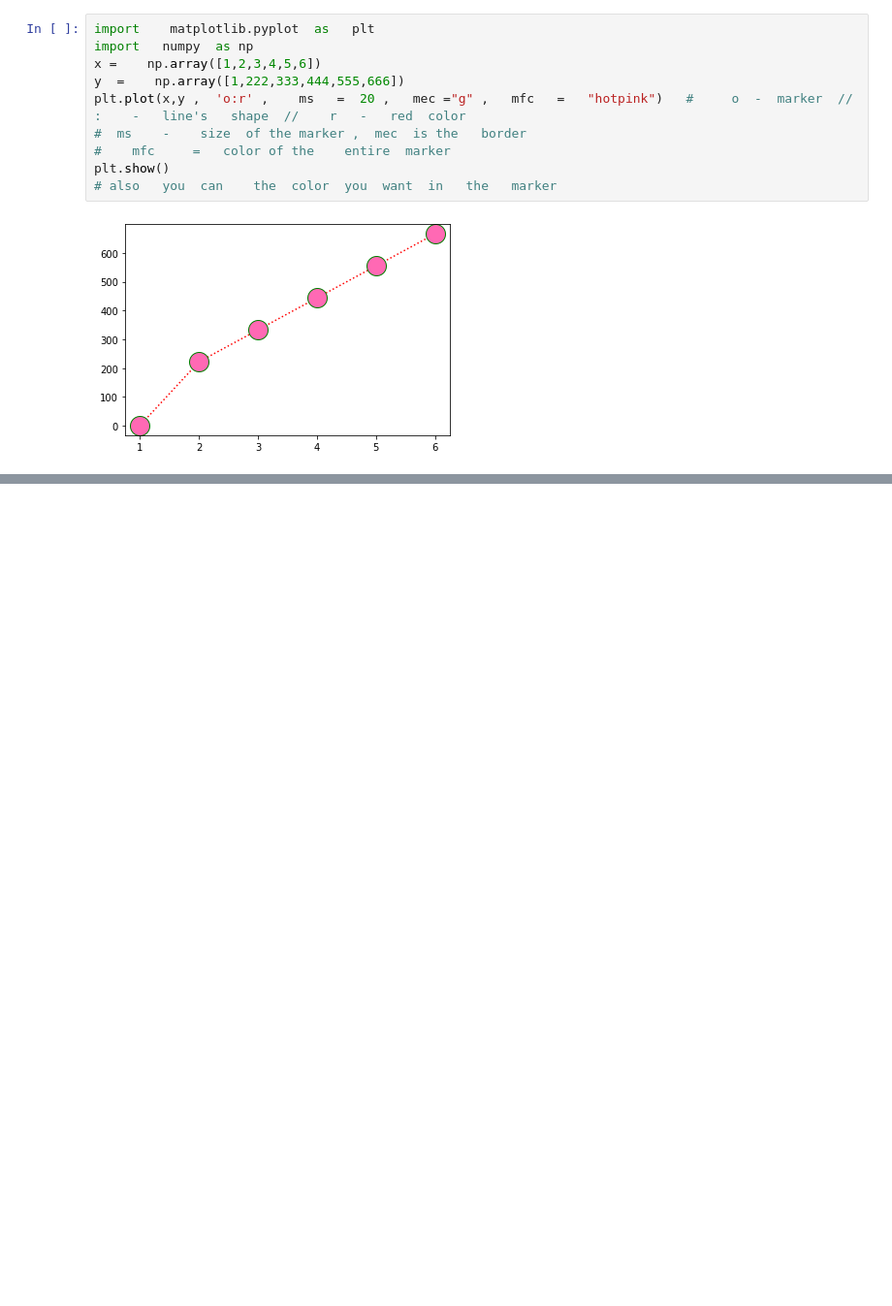
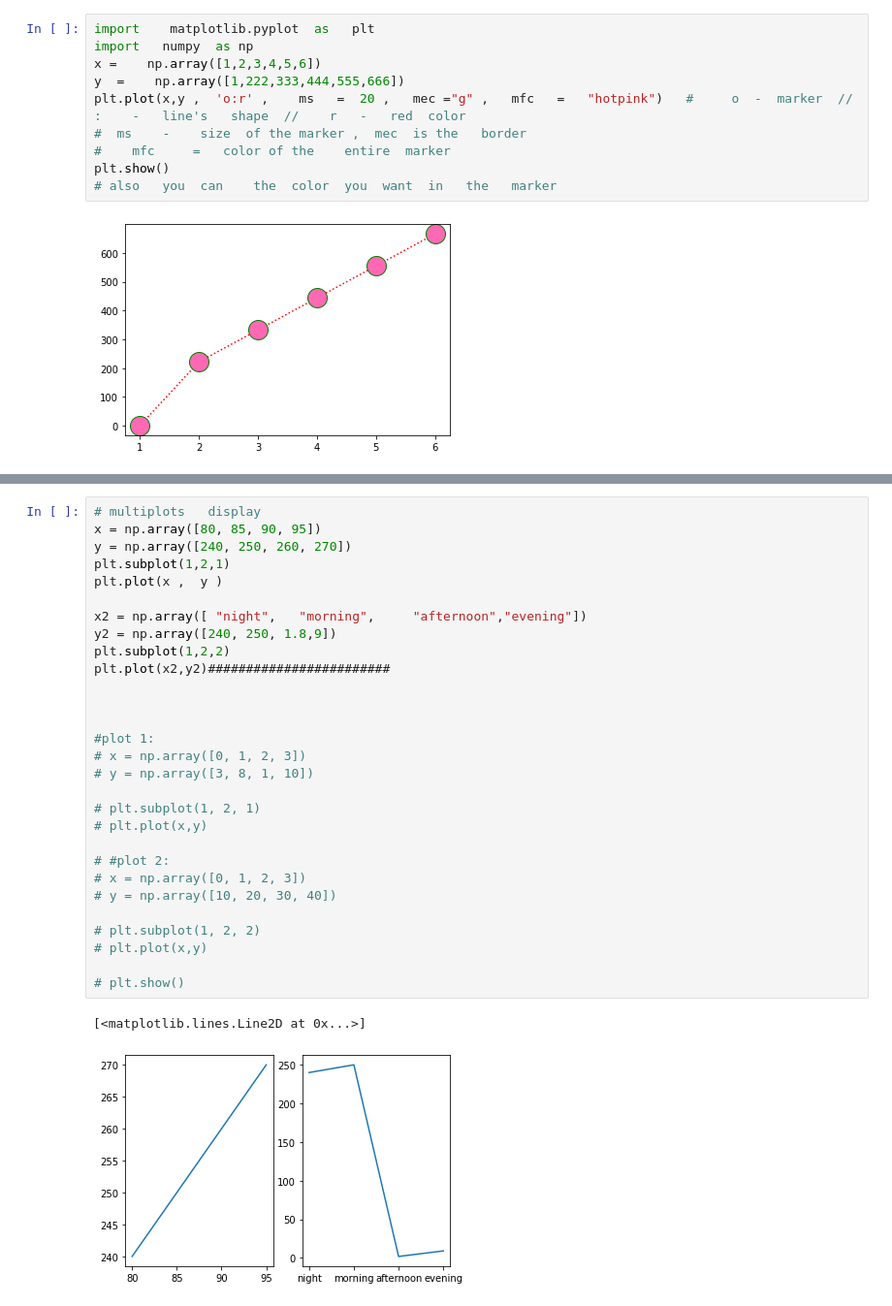
Before and after one commit to sashaTen/exploretary_data_analysis_in_marketing, a Jupyter notebook: Untitled0.ipynb, the cells around one changed output, grey strips where cells are left out. Shown: that part at 97% size. Drawn from its saved outputs; the diff is of its cells as text; blank space fills up the shorter version.

```diff
--- a/Untitled0.ipynb
+++ b/Untitled0.ipynb
@@ -253,0 +300,32 @@ plt.show()
+# %%
+# multiplots   display
+x = np.array([80, 85, 90, 95])
+y = np.array([240, 250, 260, 270])
+plt.subplot(1,2,1)
+plt.plot(x ,  y )
+
+x2 = np.array([ "night",   "morning",     "afternoon","evening"])
+y2 = np.array([240, 250, 1.8,9])
+plt.subplot(1,2,2)
+plt.plot(x2,y2)########################
+
+
+
+#plot 1:
+# x = np.array([0, 1, 2, 3])
+# y = np.array([3, 8, 1, 10])
+
+# plt.subplot(1, 2, 1)
+# plt.plot(x,y)
+
+# #plot 2:
+# x = np.array([0, 1, 2, 3])
+# y = np.array([10, 20, 30, 40])
+
+# plt.subplot(1, 2, 2)
+# plt.plot(x,y)
+
+# plt.show()
+# %% [output]
+[<matplotlib.lines.Line2D at 0x...>]
+[figure, added]
```
Also changed, not shown: parts of 8 cells of this notebook.
